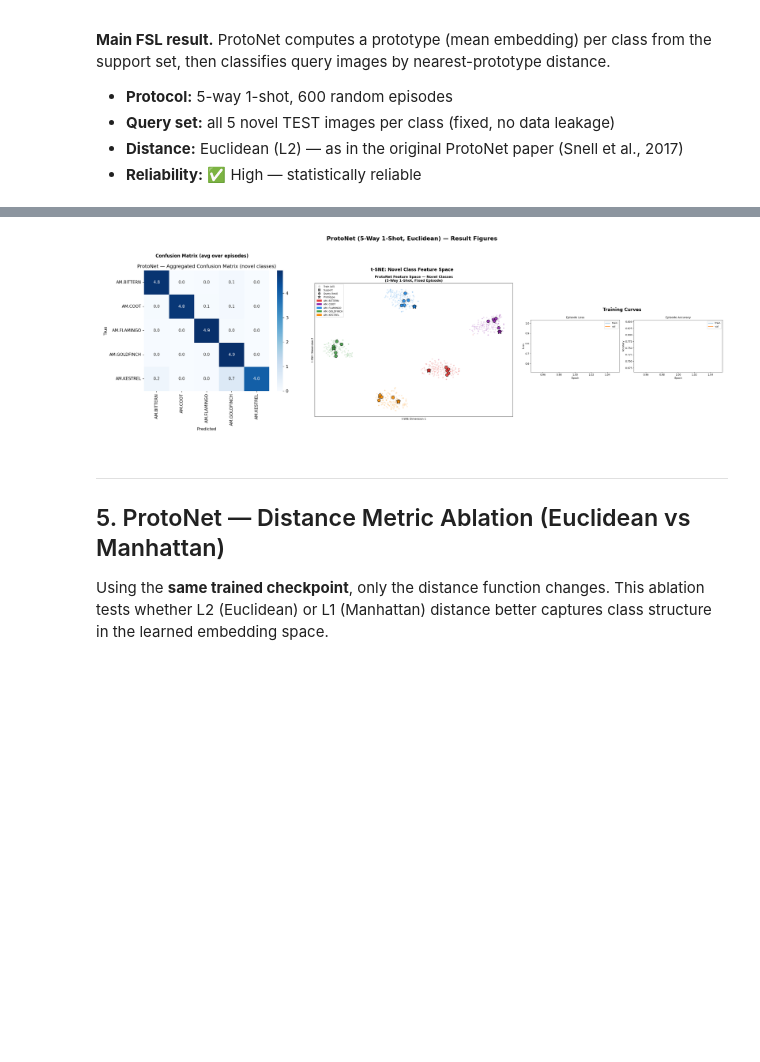
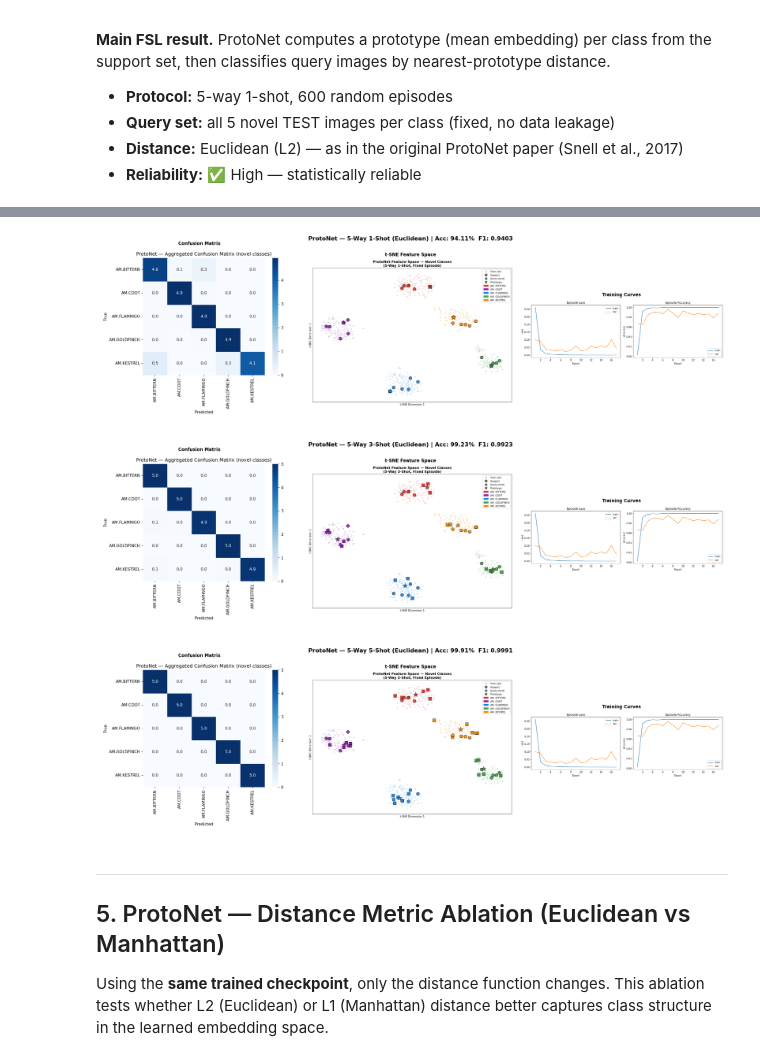
Before and after one commit to gmMustafa/Few-Shot-Learning-Paradigms-for-Bird-Species-Classification-under-Data-Scarcity, a Jupyter notebook: notebooks/results.ipynb, the cells around one changed output, grey strips where cells are left out. Cells and saved outputs as stored; diff of their text form; code cells hidden in the pictures; blank space fills up the shorter version.

```diff
--- a/notebooks/results.ipynb
+++ b/notebooks/results.ipynb
@@ -396,16 +455,27 @@ ProtoNet (Euclidean) — Per-Novel-Class Accuracy (avg over 600 episodes)
 # %%
-# ProtoNet — confusion matrix, t-SNE, learning curves
-fig, axes = plt.subplots(1, 3, figsize=(20, 7))
-base_path = f'{RES}/proto_net/1shot_euclidean'
-show_img(f'{base_path}/confusion_matrix.png',  axes[0], 'Confusion Matrix (avg over episodes)')
-show_img(f'{base_path}/tsne_features.png',     axes[1], 't-SNE: Novel Class Feature Space')
-show_img(f'{base_path}/learning_curves.png',   axes[2], 'Training Curves')
-plt.suptitle('ProtoNet (5-Way 1-Shot, Euclidean) — Result Figures', fontsize=13, fontweight='bold')
-plt.tight_layout()
-plt.savefig('../results/protonet_euc_results_panel.png', dpi=150, bbox_inches='tight')
-plt.show()
+# ProtoNet figures — one panel per shot (Euclidean)
+for shot in [1, 3, 5]:
+    r = R.get(f'proto_{shot}shot_euc_json')
+    if r is None:
+        print(f"No data for {shot}-shot Euclidean — skipping")
+        continue
+    base_path = f'{RES}/proto_net/{shot}shot_euclidean'
+    fig, axes = plt.subplots(1, 3, figsize=(20, 6))
+    show_img(f'{base_path}/confusion_matrix.png', axes[0], 'Confusion Matrix')
+    show_img(f'{base_path}/tsne_features.png',    axes[1], 't-SNE Feature Space')
+    show_img(f'{base_path}/learning_curves.png',  axes[2], 'Training Curves')
+    plt.suptitle(
+        f'ProtoNet — 5-Way {shot}-Shot (Euclidean) | '
+        f"Acc: {r['mean_accuracy_pct']:.2f}%  F1: {r['macro_f1']:.4f}",
+        fontsize=13, fontweight='bold'
+    )
+    plt.tight_layout()
+    plt.savefig(f'{RES}/protonet_{shot}shot_euc_panel.png', dpi=150, bbox_inches='tight')
+    plt.show()
 # %% [output]
-[figure, old version]
+[figure, new version]
+[figure, added]
+[figure, added]
 # %%
 from IPython.display import display, Markdown
 _e = R['proto_euc_json']
```
Also changed, not shown: parts of 21 cells of this notebook, 10 other files.
